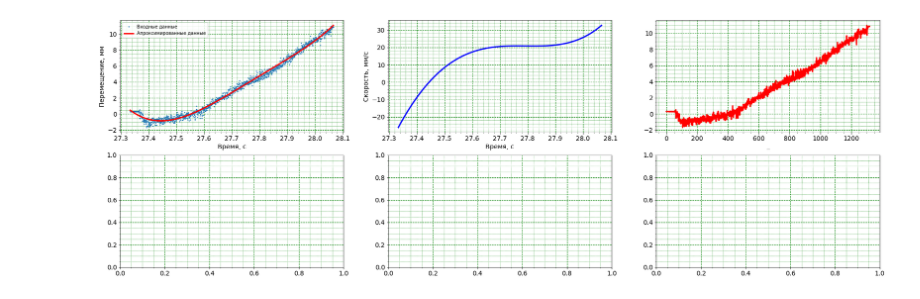
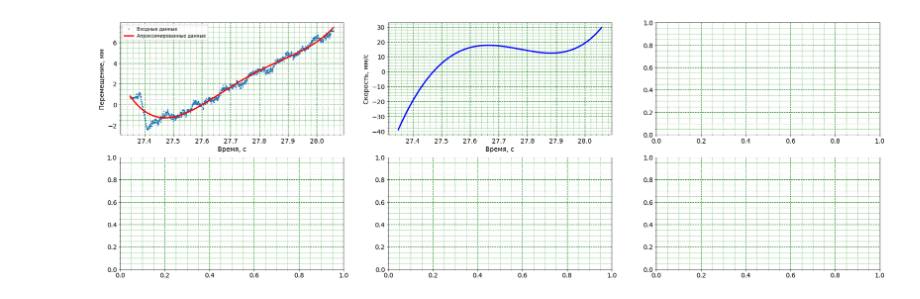
Before and after one commit to MargaritaWraith/ProcessingDataSensors, a Jupyter notebook: Работа с данными.ipynb, the cells around one changed output. Saved outputs shown, nothing was run; the diff lists cells and outputs as text; code cells hidden in the pictures.

```diff
--- a/Работа с данными.ipynb
+++ b/Работа с данными.ipynb
@@ -65,7 +65,7 @@ def polynom_diff(A):
         diff[i] = (len_diff - i) * A[i]
     return diff
 # %%
-file_name = 'data2.xlsx'
+file_name = 'data1.xlsx'
 #xl = pd.ExcelFile(file_name)  #Загрузка таблицы
 #print(xl.sheet_names)    #Печать названий листов
 #df1 = xl.parse('WinPos') #Загрузка листа во фрейм данных df1
@@ -90,10 +90,10 @@ for i in range(len(data)):
         break
 print(len(time), len(data))
 
-average_data = average_array(data, 75)
+average_data = average_array(data, 150)
 
 data_diff = diff(time, average_data)
-average_diff = average_array(data_diff, 75)
+average_diff = average_array(data_diff, 150)
 
 
 #plt.style.use('seaborn')
@@ -141,37 +141,3 @@ None
 
 aprox_data, s = approx_mnq(time, data, 10)
 s_diff = polynom_diff(s)
-# %%
-from numpy.fft import rfft, irfft
-
-#Преобразование Фурье
-furie_data = np.fft.fft(data)/len(data) #переход из временной области в частотную с помощью БПФ
-max_furie_data = max(abs(furie_data))
-count = len(furie_data)
-furie_data_clear = np.array(furie_data)
-f_count = int(count * 0.96)
-for i in range(int((count - f_count)/2), int((count+f_count)/2), 1):
-    furie_data_clear[i] = 0
-
-furie_data_new_clear=np.fft.ifft(furie_data_clear)*len(data) #возврат во временную область
-furie_data_new=np.fft.ifft(furie_data)*len(data) #возврат во временную область
-
-fig, ax = plt.subplots(nrows = 2, ncols =2, figsize=(30, 12))
-
-ax[0,0].set(title = 'Спектр')
-ax[0,1].set(title = 'Восстановленный сигнал')
-
-ax[0,0].plot(20*np.log10((furie_data)), 'r-', linewidth = 3)
-ax[0,0].set_ylim(ymin=-50, ymax=0)
-ax[0,1].plot((furie_data_new), 'r-', linewidth = 3)
-ax[1,0].plot(20*np.log10((furie_data_clear)), 'r-', linewidth = 3)
-ax[1,1].plot((furie_data_new_clear), 'r-', linewidth = 3)
-
-for axe in ax.flat:
-    axe.grid(axis = 'both')
-    axe.minorticks_on()
-    axe.grid(which='major', color = 'g', linewidth = 1, linestyle = '--')
-    axe.grid(which='minor', color = 'g', linestyle = ':')
-
-
-plt.show()
@@ -191,33 +155,33 @@ fig, ax = plt.subplots(2, 3, figsize=(30, 10))
 ax[0,0].plot(time, data, '.', label='Входные данные', markersize=3)
 ax[0,0].plot(time, aprox_data, 'r-', label='Апроксимированные данные', linewidth = 3)
 ax[0,0].set_ylabel('Перемещение, мм', fontsize = 14)
 ax[0,0].set_xlabel('Время, с', fontsize = 14)
 
 ax[0,1].plot(time, polynom_value(s_diff, time), 'b-', linewidth = 3)
 ax[0,1].set_ylabel('Скорость, мм/с', fontsize = 14)
 ax[0,1].set_xlabel('Время, с', fontsize = 14)
 
 
-ax[0,2].plot((furie_data_new), 'r-', linewidth = 3)
+#ax[0,2].plot((furie_data_new), 'r-', linewidth = 3)
 #ax[2].plot(g/1021, 'r-', linewidth = 3)
 #ax[2].set_ylabel('_', fontsize = 14)
-ax[0,2].set_xlabel('_', fontsize = 14)
+#ax[0,2].set_xlabel('_', fontsize = 14)
 
 for axe in ax.flat:
     #axe.grid(axis = 'both')
     axe.minorticks_on()
     axe.grid(which='major', color = 'g', linewidth = 1, linestyle = '--')
     axe.grid(which='minor', color = 'g', linestyle = ':')
     axe.tick_params(labelsize = 14)
     #axe.legend(loc = 'upper left')
 
 ax[0,0].legend(loc = 'upper left') #'upper right', 'upper left', 'lower left', 'lower right', 'right', 'center left',
             #'center right', 'lower center', 'upper center', 'center'
 #ax[0].grid()
 #ax[1].grid()
 #ax[2].grid()
 #plt.savefig('polynom.pdf', format='pdf')
 plt.savefig('result.jpg')
 #plt.show()
 # %% [output]
-[figure, old version]
+[figure, new version]
```
Also changed, not shown: parts of 4 cells of this notebook, 3 other files.
